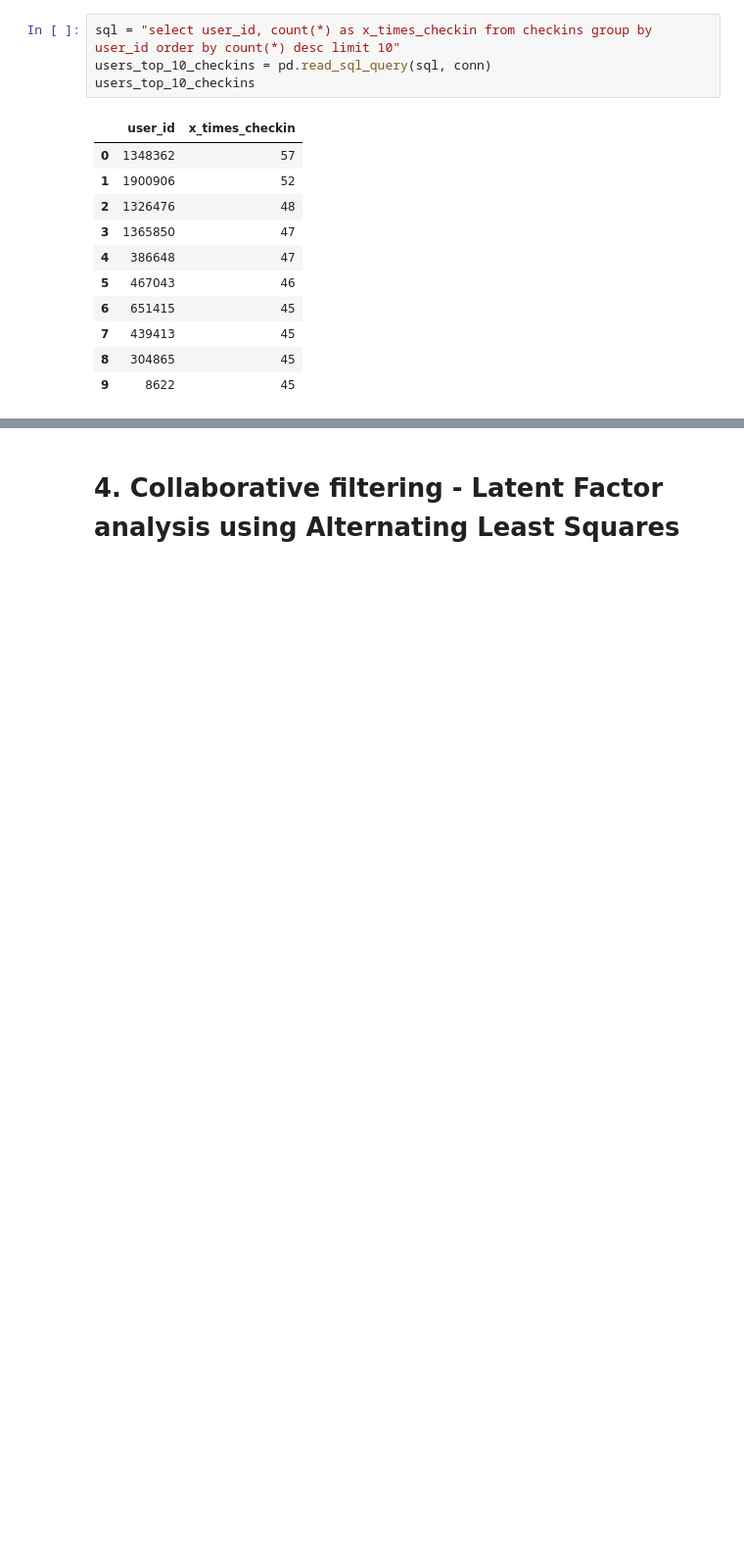
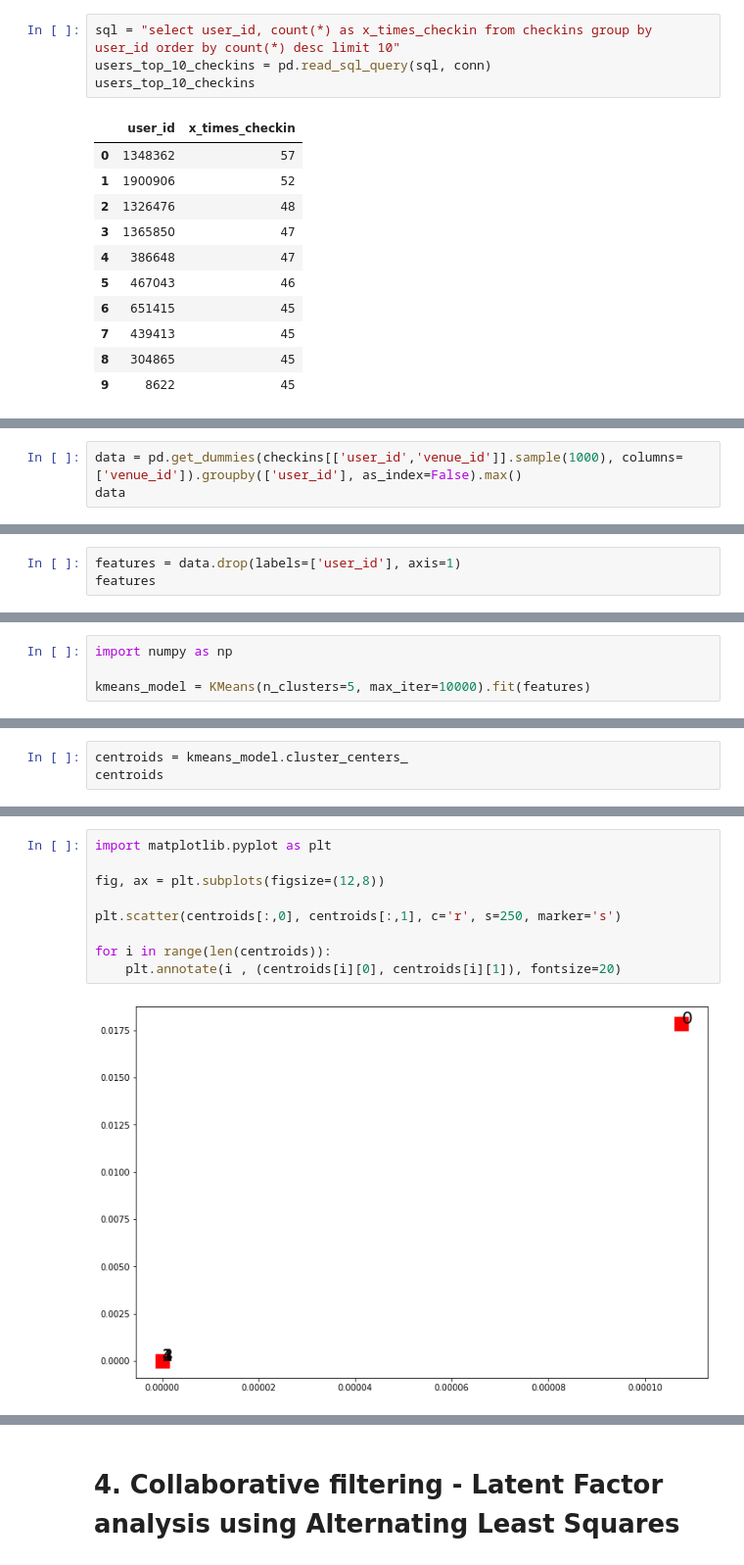
Before and after one commit to stefanauwyang/ml-engineer, a Jupyter notebook: ML-Engineer-Notebook.ipynb, the cells around one changed output, grey strips where cells are left out. Shown at 98% size. Drawn from its saved outputs; the diff is of its cells as text; blank space fills up the shorter version.

```diff
--- a/ML-Engineer-Notebook.ipynb
+++ b/ML-Engineer-Notebook.ipynb
@@ -272,0 +587,3 @@ Name: rating_by_user, Length: 1140494, dtype: float64
+# %%
+data = pd.get_dummies(checkins[['user_id','venue_id']].sample(1000), columns=['venue_id']).groupby(['user_id'], as_index=False).max()
+data
@@ -272,0 +626,3 @@ Name: rating_by_user, Length: 1140494, dtype: float64
+# %%
+features = data.drop(labels=['user_id'], axis=1)
+features
@@ -272,0 +643,4 @@ Name: rating_by_user, Length: 1140494, dtype: float64
+# %%
+import numpy as np
+
+kmeans_model = KMeans(n_clusters=5, max_iter=10000).fit(features)
@@ -272,0 +655,3 @@ Name: rating_by_user, Length: 1140494, dtype: float64
+# %%
+centroids = kmeans_model.cluster_centers_
+centroids
@@ -272,0 +669,11 @@ Name: rating_by_user, Length: 1140494, dtype: float64
+# %%
+import matplotlib.pyplot as plt
+
+fig, ax = plt.subplots(figsize=(12,8))
+
+plt.scatter(centroids[:,0], centroids[:,1], c='r', s=250, marker='s')
+
+for i in range(len(centroids)):
+    plt.annotate(i , (centroids[i][0], centroids[i][1]), fontsize=20)
+# %% [output]
+[figure, added]
```
Also changed, not shown: parts of 91 cells of this notebook.
